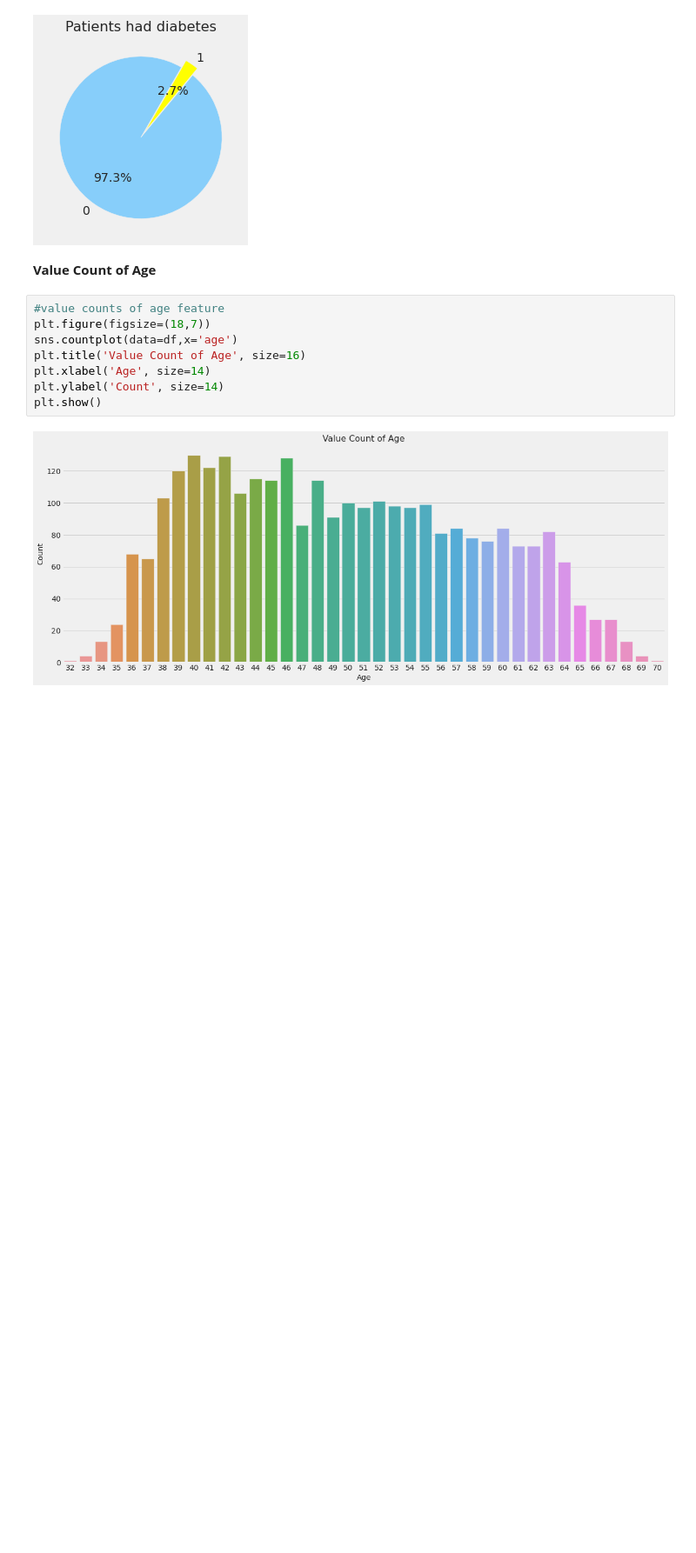
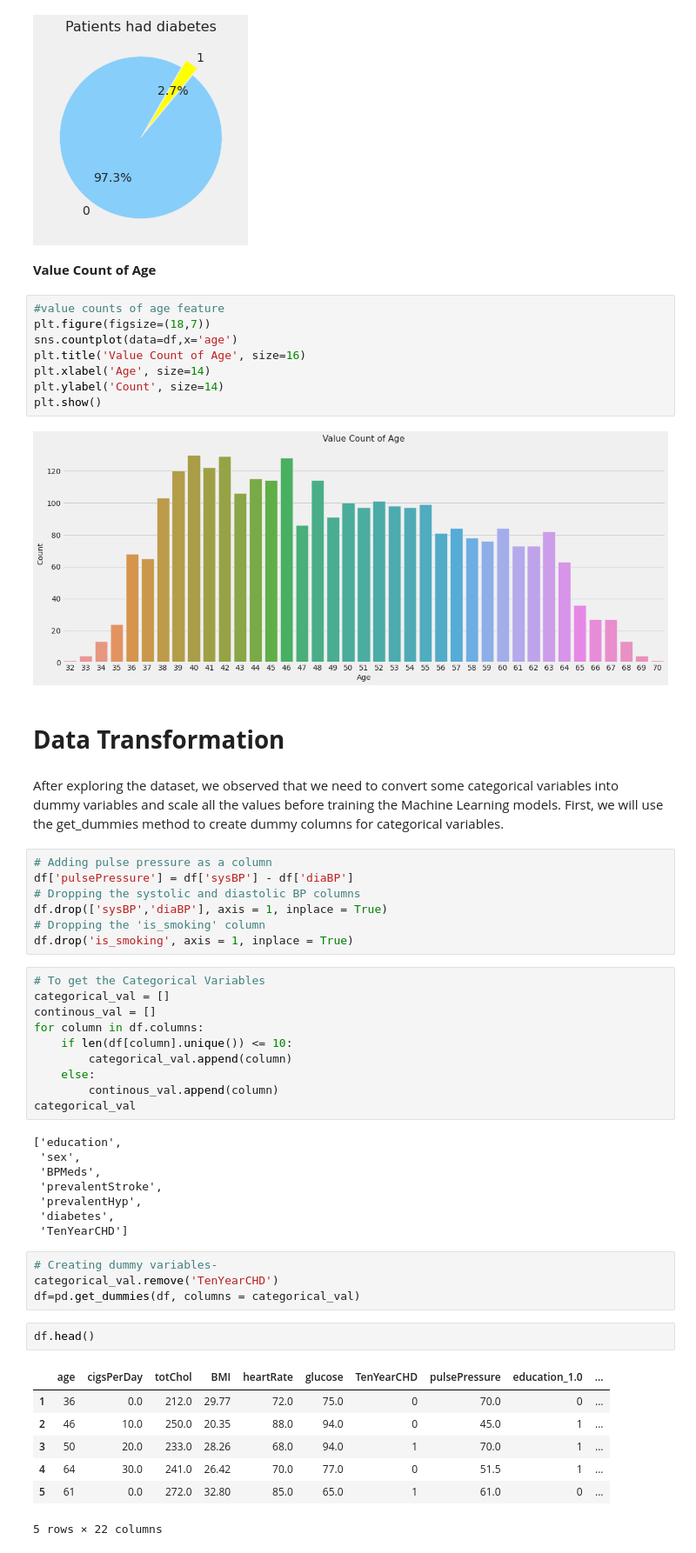
Before and after one commit to VermaSanjayrk/Cardiovascular-Risk-Prediction, a Jupyter notebook: Cardiovascular_Risk_Prediction.ipynb, the cells around one changed output. Shown at 87% size. Drawn from its saved outputs; the diff is of its cells as text; blank space fills up the shorter version.

```diff
--- a/Cardiovascular_Risk_Prediction.ipynb
+++ b/Cardiovascular_Risk_Prediction.ipynb
@@ -387,3 +387,46 @@ plt.ylabel('Count', size=14)
 plt.show()
 # %% [output]
 [figure]
+# %% [markdown]
+# **Data Transformation**
+# %% [markdown]
+After exploring the dataset, we observed that we need to convert some categorical variables into dummy variables and scale all the values before training the Machine Learning models. First, we will use the get_dummies method to create dummy columns for categorical variables.
+# %%
+# Adding pulse pressure as a column
+df['pulsePressure'] = df['sysBP'] - df['diaBP']
+# Dropping the systolic and diastolic BP columns
+df.drop(['sysBP','diaBP'], axis = 1, inplace = True)
+# Dropping the 'is_smoking' column
+df.drop('is_smoking', axis = 1, inplace = True)
+# %%
+# To get the Categorical Variables
+categorical_val = []
+continous_val = []
+for column in df.columns:
+    if len(df[column].unique()) <= 10:
+        categorical_val.append(column)
+    else:
+        continous_val.append(column)
+categorical_val
+# %% [output]
+['education',
+ 'sex',
+ 'BPMeds',
+ 'prevalentStroke',
+ 'prevalentHyp',
+ 'diabetes',
+ 'TenYearCHD']
+# %%
+# Creating dummy variables-
+categorical_val.remove('TenYearCHD')
+df=pd.get_dummies(df, columns = categorical_val)
+# %%
+df.head()
+# %% [output]
+|  | age | cigsPerDay | totChol | BMI | heartRate | glucose | TenYearCHD | pulsePressure | education_1.0 | ... |
+| 1 | 36 | 0.0 | 212.0 | 29.77 | 72.0 | 75.0 | 0 | 70.0 | 0 | ... |
+| 2 | 46 | 10.0 | 250.0 | 20.35 | 88.0 | 94.0 | 0 | 45.0 | 1 | ... |
+| 3 | 50 | 20.0 | 233.0 | 28.26 | 68.0 | 94.0 | 1 | 70.0 | 1 | ... |
+| 4 | 64 | 30.0 | 241.0 | 26.42 | 70.0 | 77.0 | 0 | 51.5 | 1 | ... |
+| 5 | 61 | 0.0 | 272.0 | 32.80 | 85.0 | 65.0 | 1 | 61.0 | 0 | ... |
+5 rows × 22 columns
```
Also changed, not shown: parts of 9 cells of this notebook.
